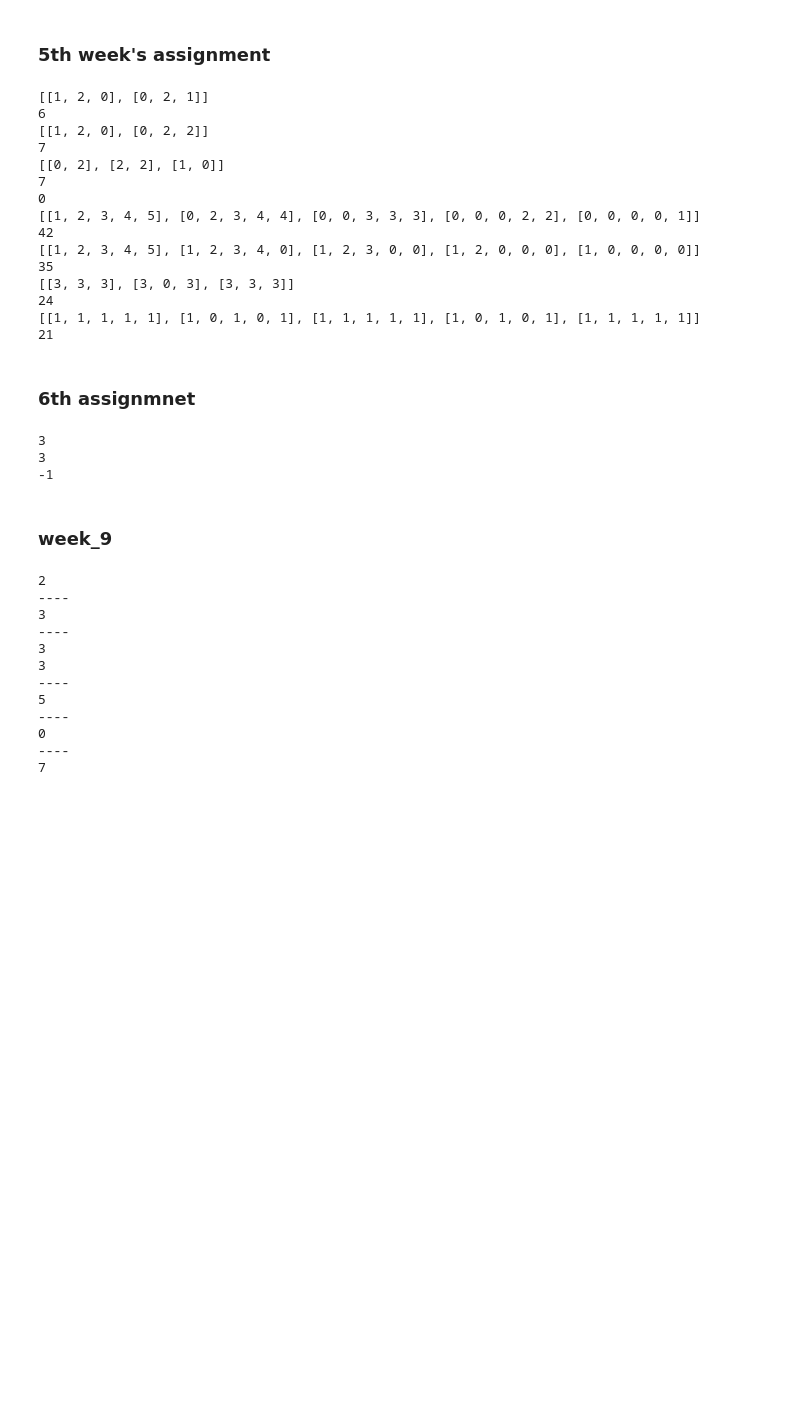
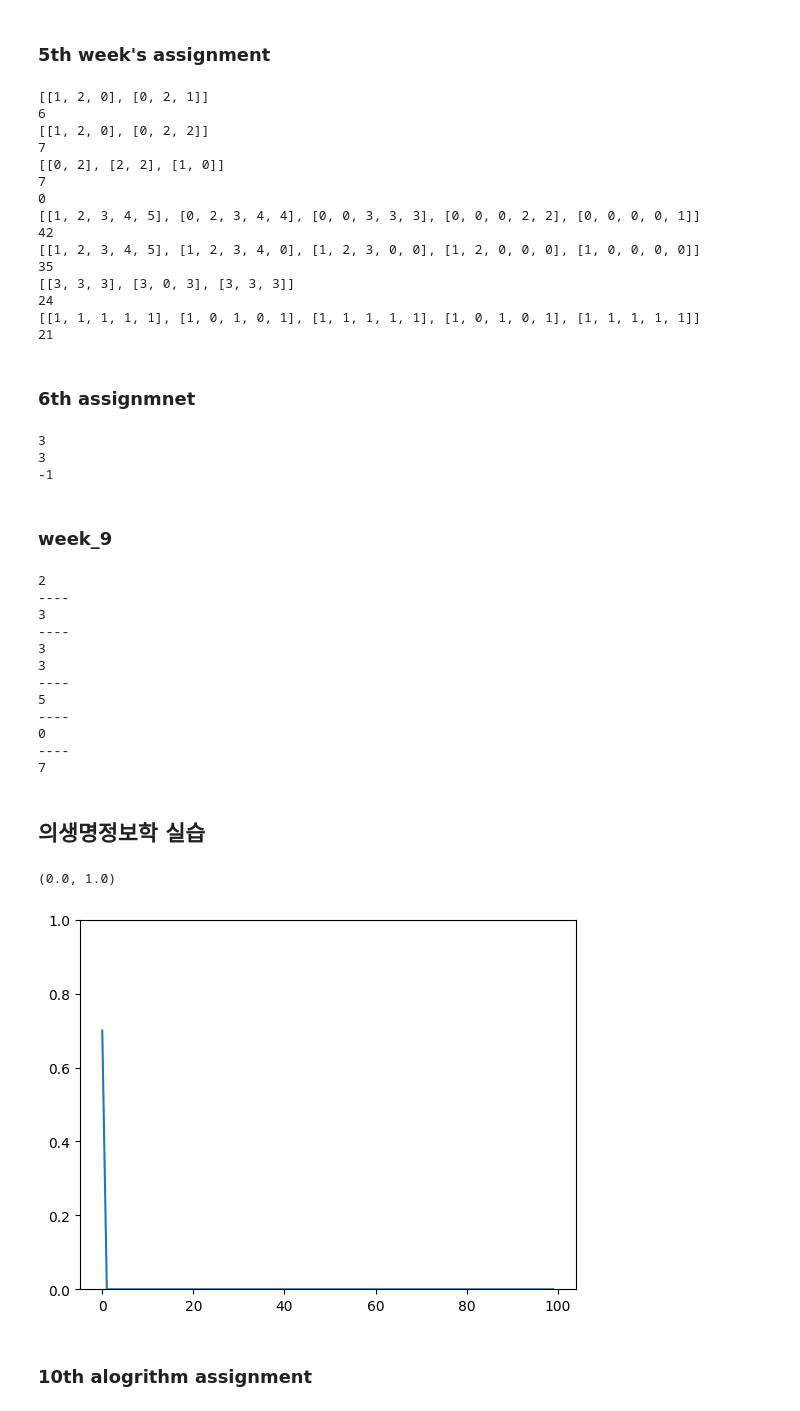
Before and after one commit to beobmun/3_1_algorithm, a Jupyter notebook: algorithm/test_for_assignment.ipynb, the cells around one changed output. Drawn from its saved outputs; the diff is of its cells as text; code cells hidden in the pictures; blank space fills up the shorter version.

Commit message:
week_10 algorithm assignment complete

```diff
--- a/algorithm/test_for_assignment.ipynb
+++ b/algorithm/test_for_assignment.ipynb
@@ -540,3 +540,27 @@ print(solution("", "hyundai", 1, 0))
 0
 ----
 7
+# %% [markdown]
+## 의생명정보학 실습
+# %%
+import numpy as np
+
+generations = 100
+N = 100
+p =0.7
+
+afs = np.zeros(generations)
+afs[0] = p
+for j in range(1, generations):
+    afs[j] = np.random.binomial(2*N, afs[j]) / (2*N)
+# %%
+import seaborn as sns
+import matplotlib.pyplot as plt
+
+sns.lineplot(x=range(generations), y=afs)
+plt.ylim(0,1)
+# %% [output]
+(0.0, 1.0)
+[figure, added]
+# %% [markdown]
+### 10th alogrithm assignment
```
Also changed, not shown: parts of 3 cells of this notebook, 2 other files.
